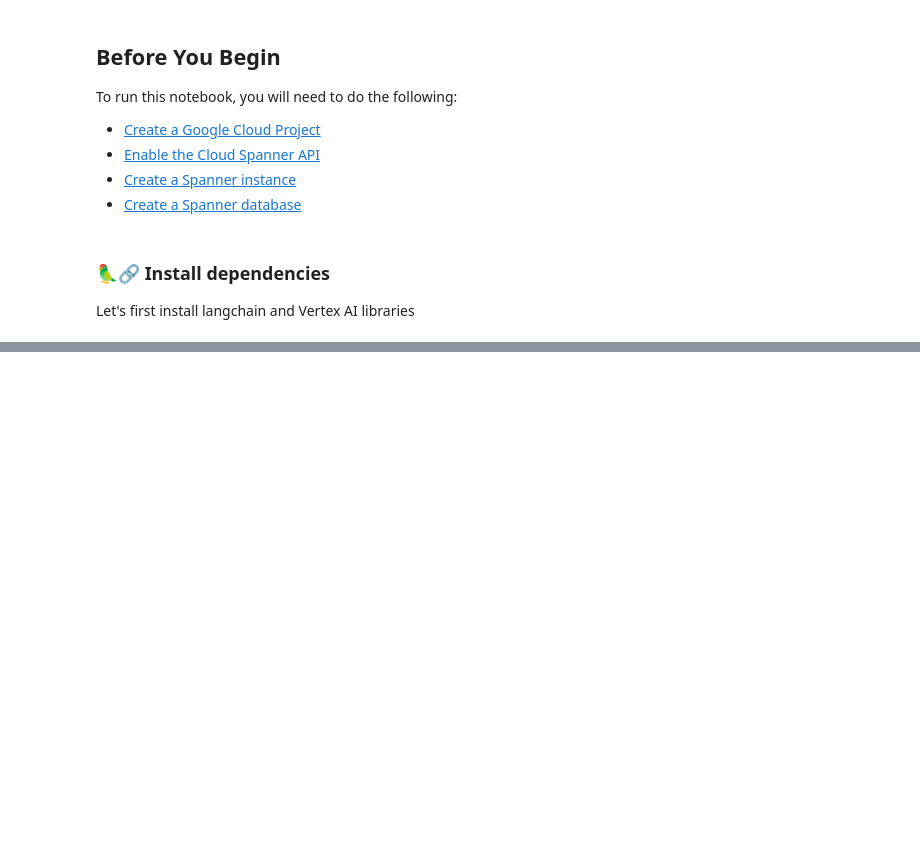
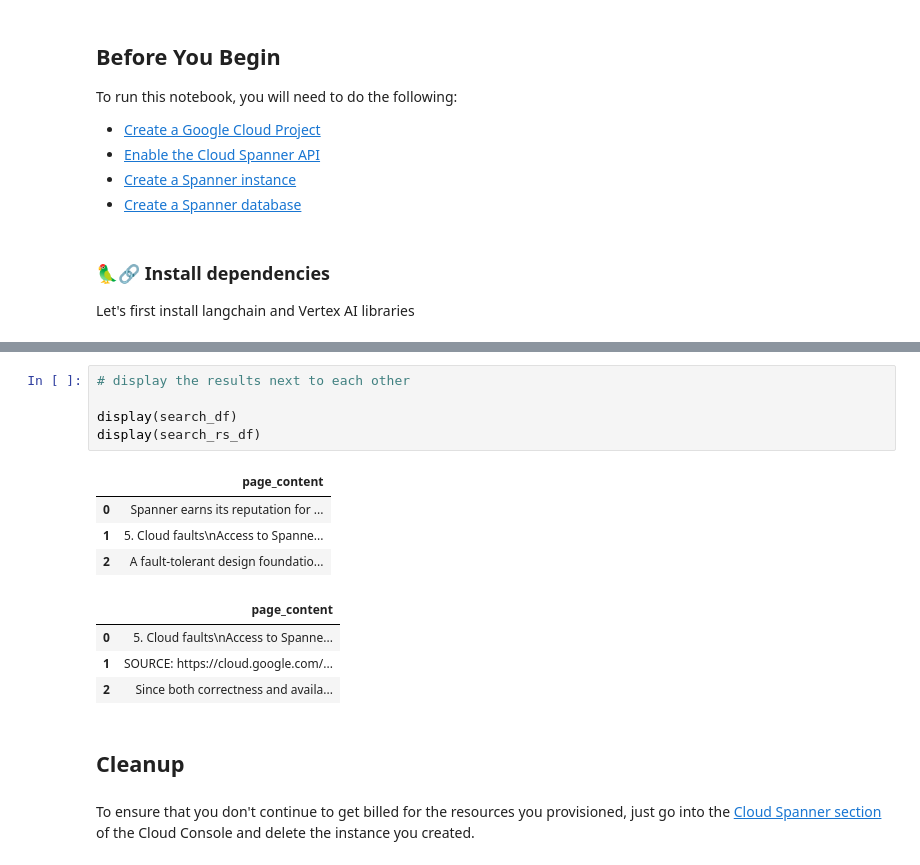
Before and after one commit to renovate-bot/GoogleCloudPlatform-_-spanner-vector-hybrid-search-samples, a Jupyter notebook: chunking/chunking-basics.ipynb, the cells around one changed output, grey strips where cells are left out. Saved outputs shown, nothing was run; the diff lists cells and outputs as text; blank space fills up the shorter version.

```diff
--- a/chunking/chunking-basics.ipynb
+++ b/chunking/chunking-basics.ipynb
@@ -37,0 +311,18 @@ Let's first install langchain and Vertex AI libraries
+# %%
+# display the results next to each other
+
+display(search_df)
+display(search_rs_df)
+# %% [output]
+|  | page_content |
+| 0 | Spanner earns its reputation for ... |
+| 1 | 5. Cloud faults\nAccess to Spanne... |
+| 2 | A fault-tolerant design foundatio... |
+|  | page_content |
+| 0 | 5. Cloud faults\nAccess to Spanne... |
+| 1 | SOURCE: https://cloud.google.com/... |
+| 2 | Since both correctness and availa... |
+# %% [markdown]
+## Cleanup
+# %% [markdown]
+To ensure that you don't continue to get billed for the resources you provisioned, just go into the [Cloud Spanner section](https://console.cloud.google.com/spanner/instances/) of the Cloud Console and delete the instance you created.
```
Also changed, not shown: parts of 30 cells of this notebook, 2 other files.
